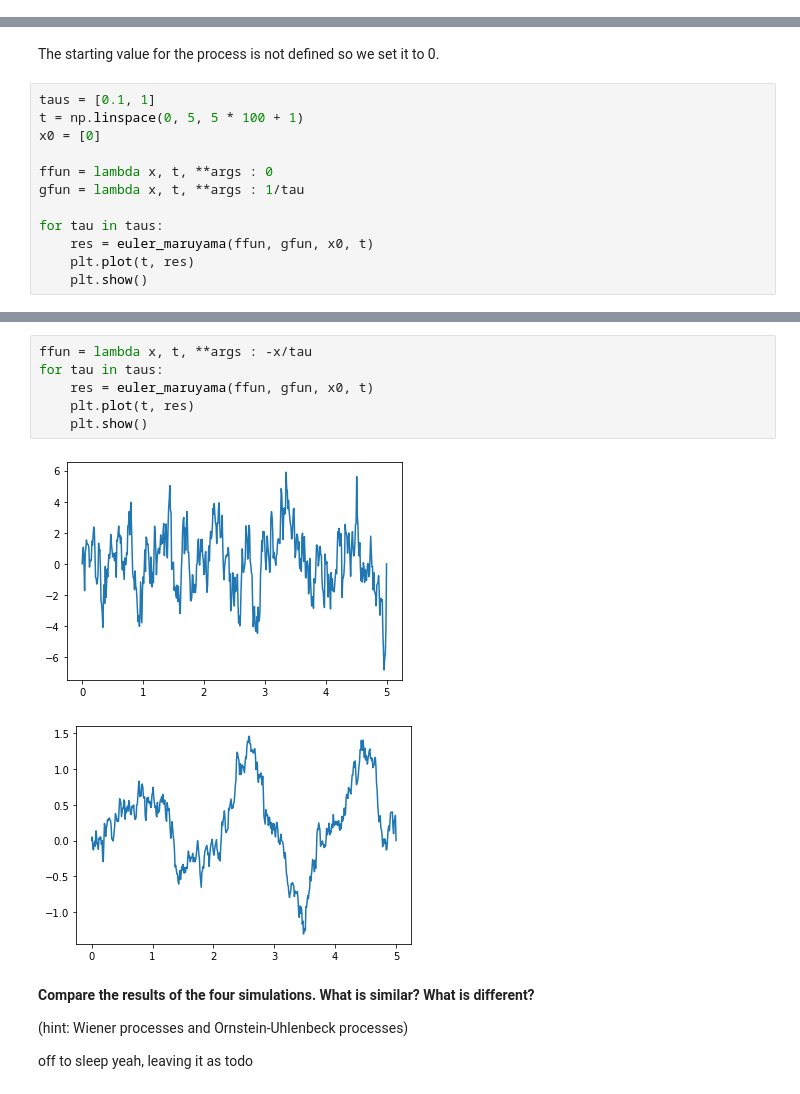
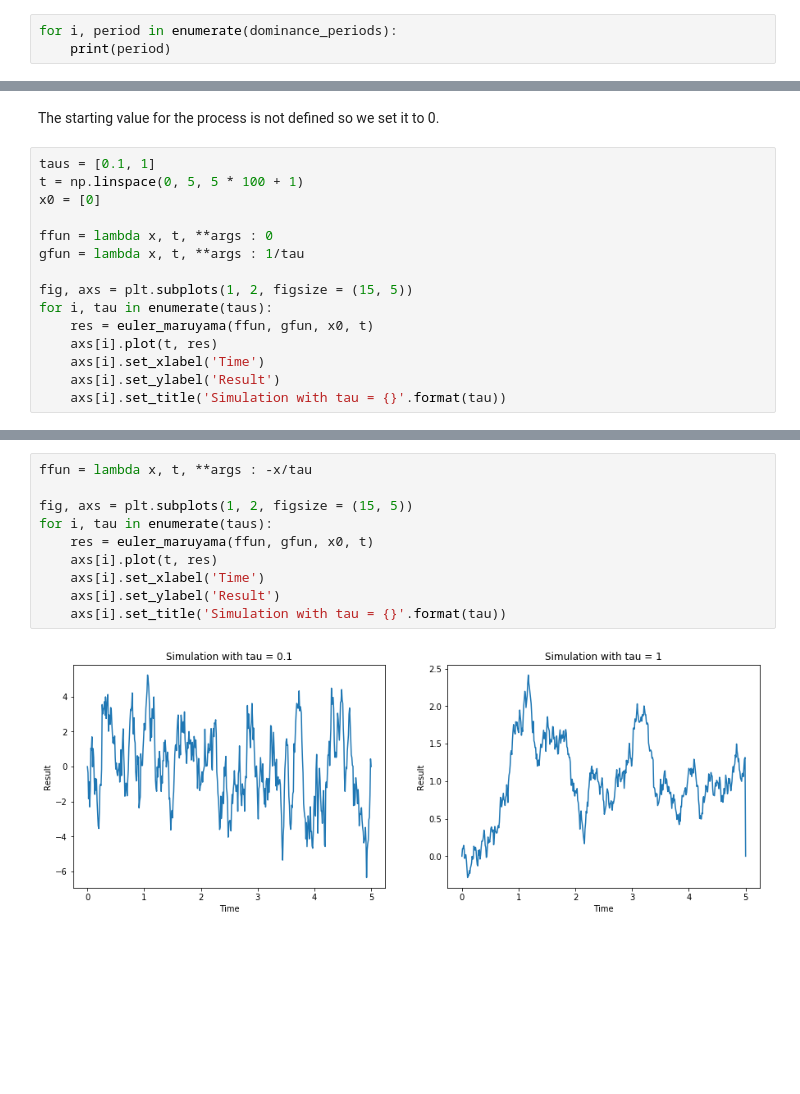
Before and after one commit to DorotheaMueller/mhbf, a Jupyter notebook: ex_5_budding_mueller.ipynb, the cells around one changed output, grey strips where cells are left out. Cells and saved outputs as stored; diff of their text form; blank space fills up the shorter version.

```diff
--- a/ex_5_budding_mueller.ipynb
+++ b/ex_5_budding_mueller.ipynb
@@ -64,0 +108,3 @@ array([20.4, 28. , 28. , 28. , 28. , 28.1, 28. ])
+# %%
+for i, period in enumerate(dominance_periods):
+    print(period)
@@ -114,8 +179,11 @@ x0 = [0]
 ffun = lambda x, t, **args : 0
 gfun = lambda x, t, **args : 1/tau
 
-for tau in taus:
+fig, axs = plt.subplots(1, 2, figsize = (15, 5))
+for i, tau in enumerate(taus):
     res = euler_maruyama(ffun, gfun, x0, t)
-    plt.plot(t, res)
-    plt.show()
+    axs[i].plot(t, res)
+    axs[i].set_xlabel('Time')
+    axs[i].set_ylabel('Result')
+    axs[i].set_title('Simulation with tau = {}'.format(tau))
 # %% [output]
@@ -124,16 +191,12 @@ for tau in taus:
 # %%
 ffun = lambda x, t, **args : -x/tau
-for tau in taus:
+
+fig, axs = plt.subplots(1, 2, figsize = (15, 5))
+for i, tau in enumerate(taus):
     res = euler_maruyama(ffun, gfun, x0, t)
-    plt.plot(t, res)
-    plt.show()
+    axs[i].plot(t, res)
+    axs[i].set_xlabel('Time')
+    axs[i].set_ylabel('Result')
+    axs[i].set_title('Simulation with tau = {}'.format(tau))
 # %% [output]
-[figure, old version]
+[figure, new version]
-[figure, removed]
-# %% [markdown]
-**Compare the results of the four simulations. What is similar? What
-is different?**
-
-(hint: Wiener processes and Ornstein-Uhlenbeck processes)
-
-off to sleep yeah, leaving it as todo
```
Also changed, not shown: parts of 19 cells of this notebook.
